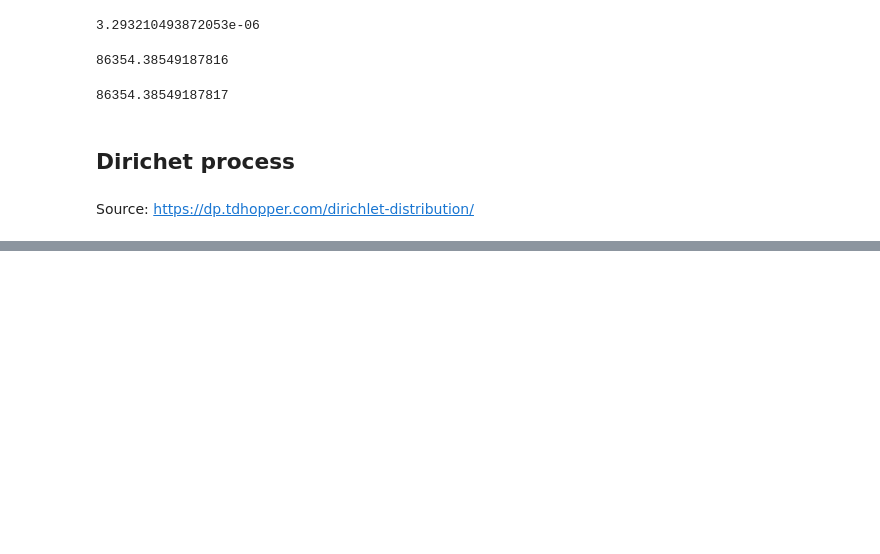
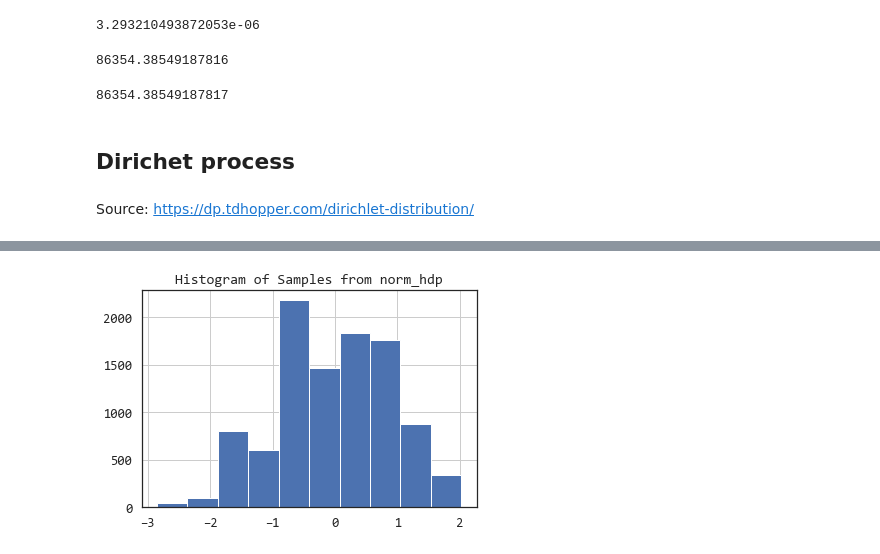
Before and after one commit to RRisto/learning, a Jupyter notebook: statistics/distributions/dirichlet_distribution.ipynb, the cells around one changed output, grey strips where cells are left out. Drawn from its saved outputs; the diff is of its cells as text; code cells hidden in the pictures; blank space fills up the shorter version.

```diff
--- a/statistics/distributions/dirichlet_distribution.ipynb
+++ b/statistics/distributions/dirichlet_distribution.ipynb
@@ -226,0 +246,7 @@ _ = pd.DataFrame(samples).hist()
+# %%
+#increase alpha in second sampler and it will be more like first smapler
+norm_hdp2 = DirichletProcessSample(norm_dp, alpha=80)
+pd.Series(norm_hdp2() for _ in range(10000)).hist()
+_=plt.title("Histogram of Samples from norm_hdp")
+# %% [output]
+[figure, added]
```
Also changed, not shown: parts of 11 cells of this notebook, 1 other file.
